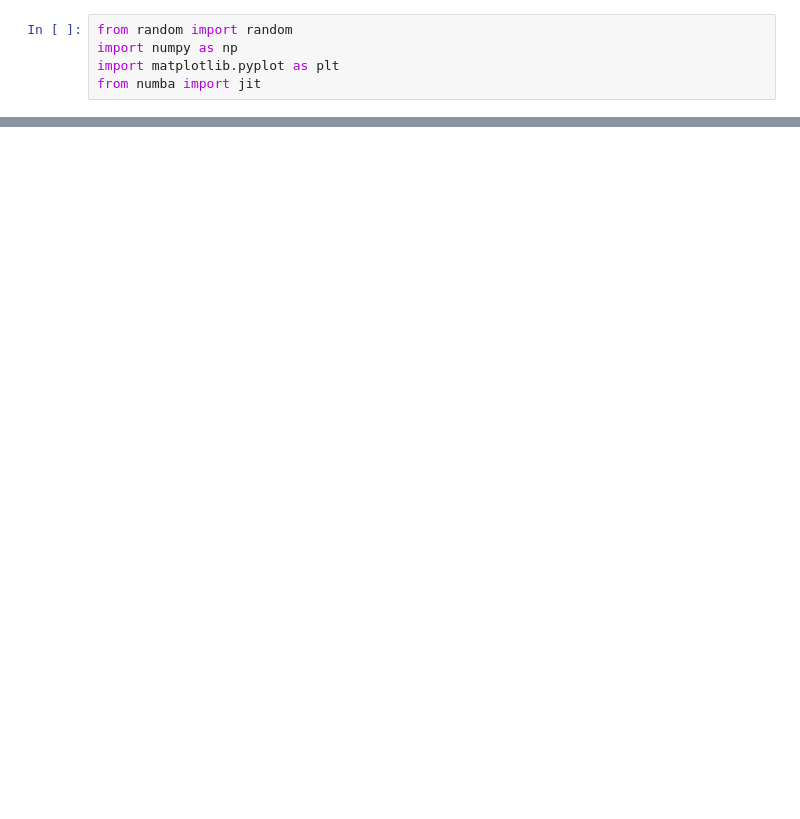
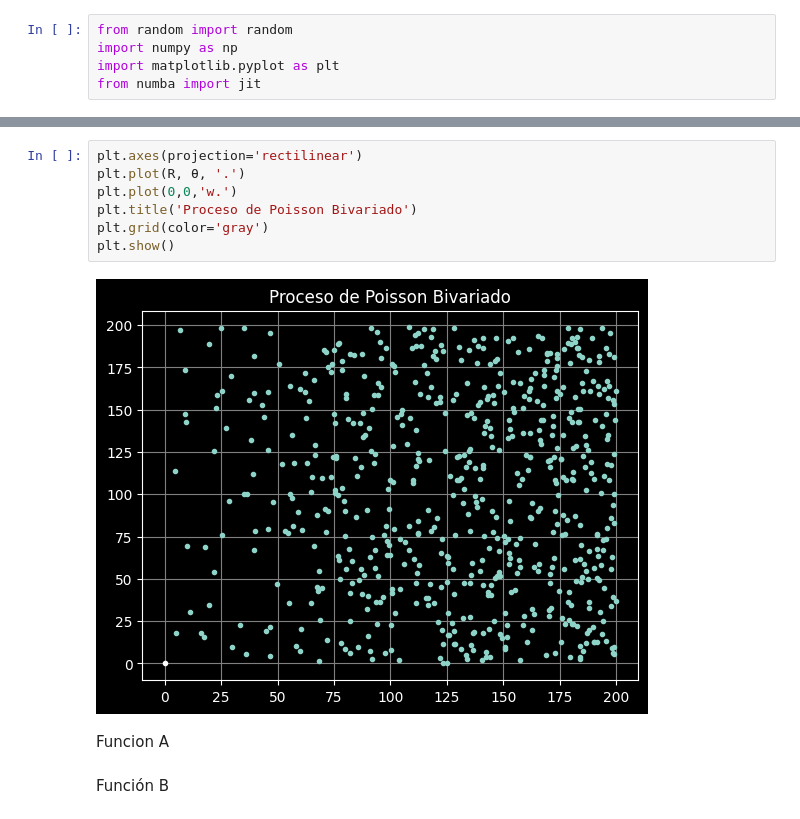
Before and after one commit to Vixuz144/Simu2, a Jupyter notebook: Poisson_bivariado.ipynb, the cells around one changed output, grey strips where cells are left out. Drawn from its saved outputs; the diff is of its cells as text; blank space fills up the shorter version.

```diff
--- a/Poisson_bivariado.ipynb
+++ b/Poisson_bivariado.ipynb
@@ -43,0 +65,13 @@ plt.show()
+# %%
+plt.axes(projection='rectilinear')
+plt.plot(R, θ, '.')
+plt.plot(0,0,'w.')
+plt.title('Proceso de Poisson Bivariado')
+plt.grid(color='gray')
+plt.show()
+# %% [output]
+[figure, added]
+# %% [markdown]
+Funcion A
+# %% [markdown]
+Función B
```
Also changed, not shown: parts of 8 cells of this notebook.
